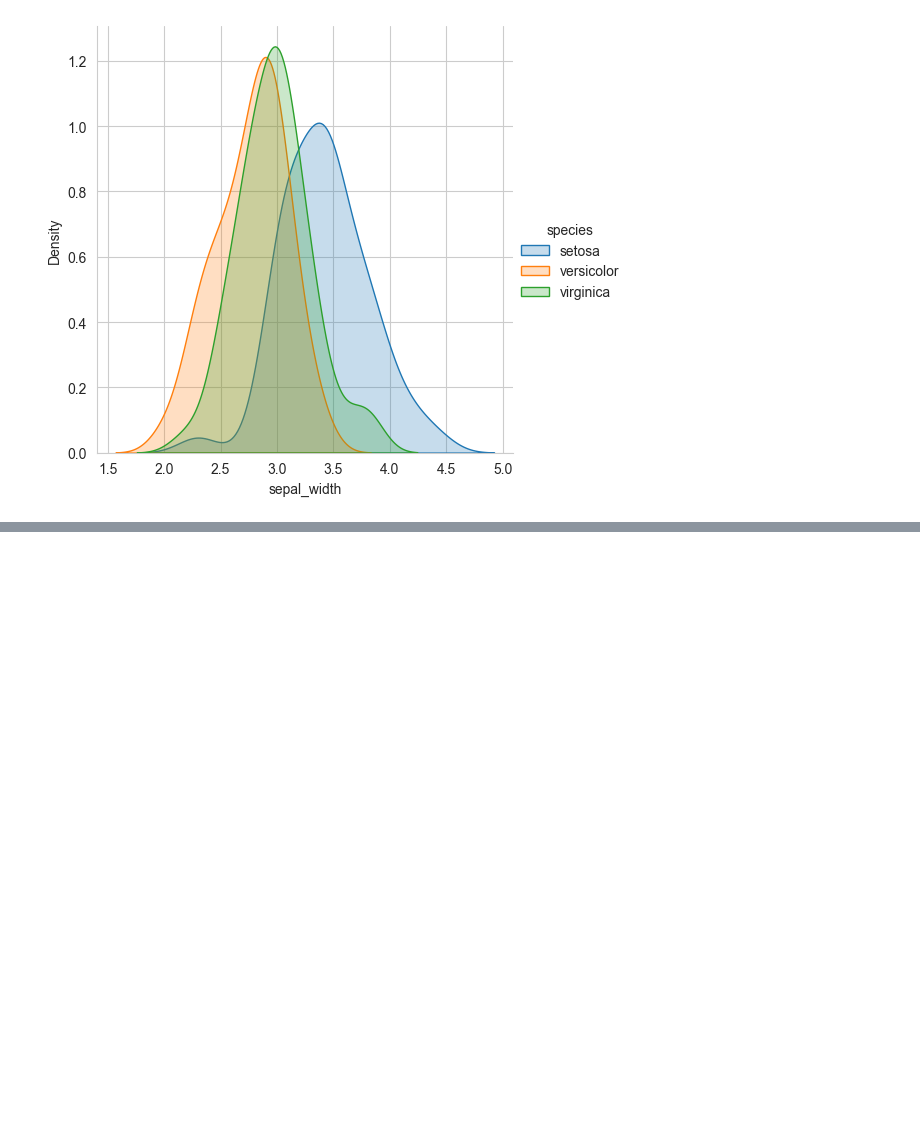
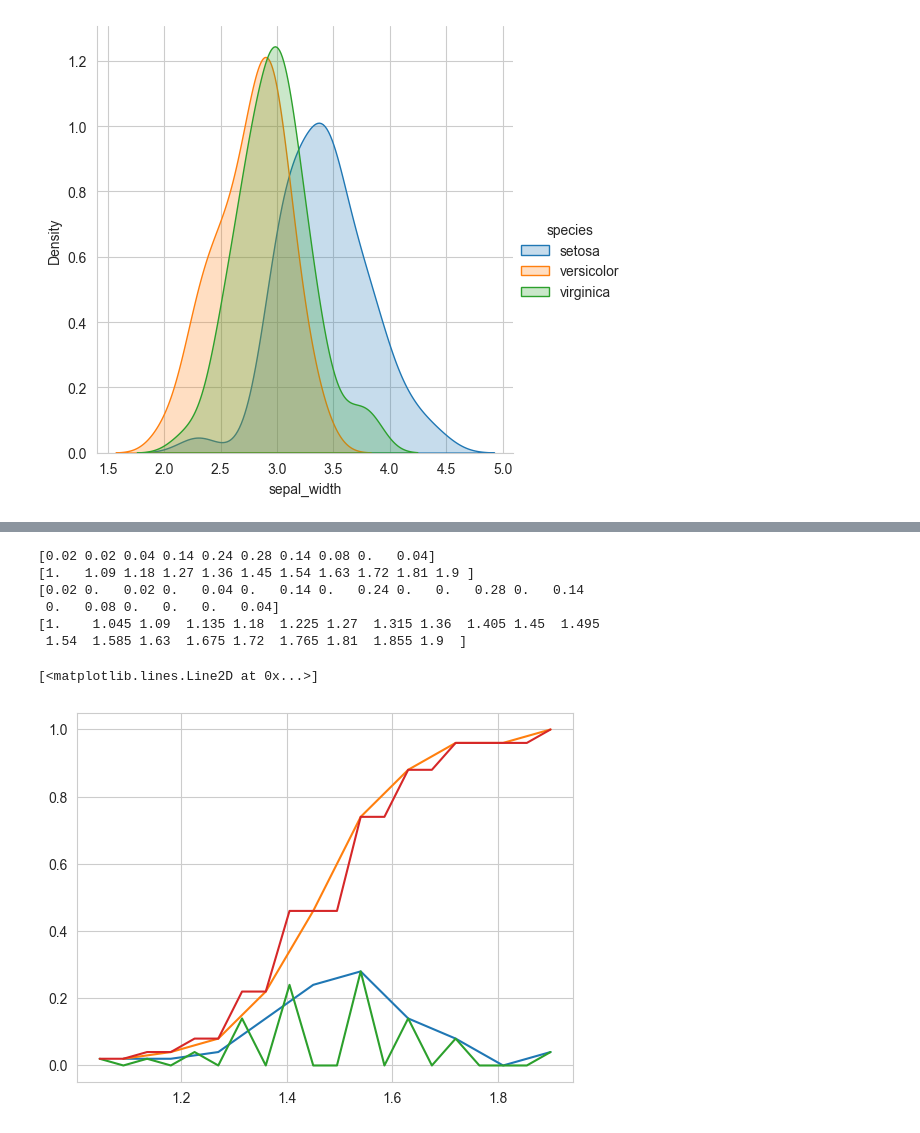
Before and after one commit to anup-byte/EDA, a Jupyter notebook: Exploratory_Data_Analysis.ipynb, the cells around one changed output, grey strips where cells are left out. Saved outputs shown, nothing was run; the diff lists cells and outputs as text; code cells hidden in the pictures; blank space fills up the shorter version.

```diff
--- a/Exploratory_Data_Analysis.ipynb
+++ b/Exploratory_Data_Analysis.ipynb
@@ -215,0 +246,40 @@ plt.show()
+# %%
+# Plot for CDF of petal_length
+
+counts, bin_edges = np.histogram(iris_setosa['petal_length'], bins=10,
+                                 density=True)
+
+pdf = counts/(sum(counts))
+print(pdf)
+print(bin_edges)
+
+# Compute CDF
+
+cdf = np.cumsum(pdf)
+plt.plot(bin_edges[1:], pdf)
+plt.plot(bin_edges[1:], cdf)
+
+
+# Plot for CDF of petal_length
+
+counts, bin_edges = np.histogram(iris_setosa['petal_length'], bins=20,
+                                 density=True)
+
+pdf = counts/(sum(counts))
+print(pdf)
+print(bin_edges)
+
+# Compute CDF
+
+cdf = np.cumsum(pdf)
+plt.plot(bin_edges[1:], pdf)
+plt.plot(bin_edges[1:], cdf)
+# %% [output]
+[0.02 0.02 0.04 0.14 0.24 0.28 0.14 0.08 0.   0.04]
+[1.   1.09 1.18 1.27 1.36 1.45 1.54 1.63 1.72 1.81 1.9 ]
+[0.02 0.   0.02 0.   0.04 0.   0.14 0.   0.24 0.   0.   0.28 0.   0.14
+ 0.   0.08 0.   0.   0.   0.04]
+[1.    1.045 1.09  1.135 1.18  1.225 1.27  1.315 1.36  1.405 1.45  1.495
+ 1.54  1.585 1.63  1.675 1.72  1.765 1.81  1.855 1.9  ]
+[<matplotlib.lines.Line2D at 0x...>]
+[figure, added]
```
Also changed, not shown: parts of 5 cells of this notebook.
